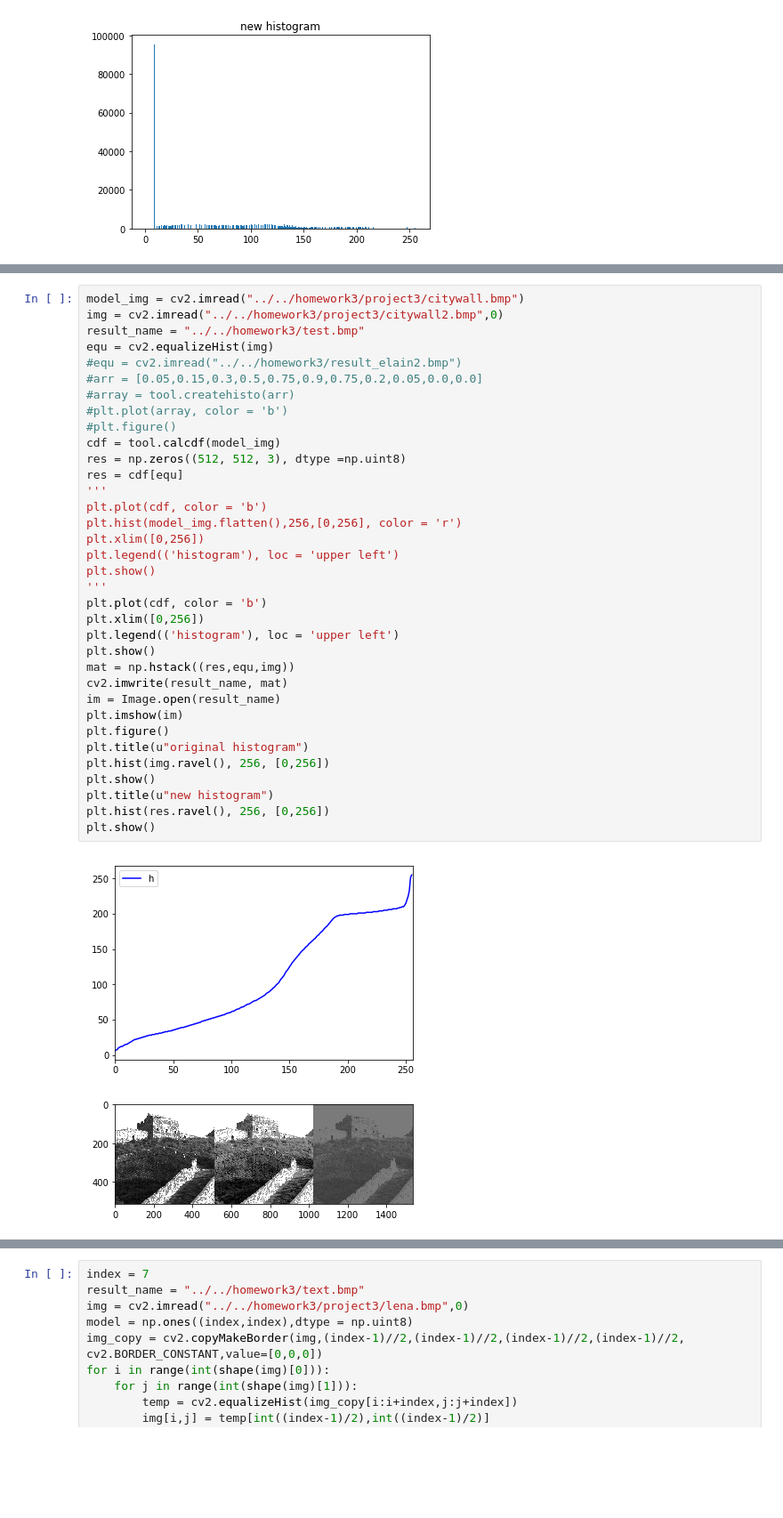
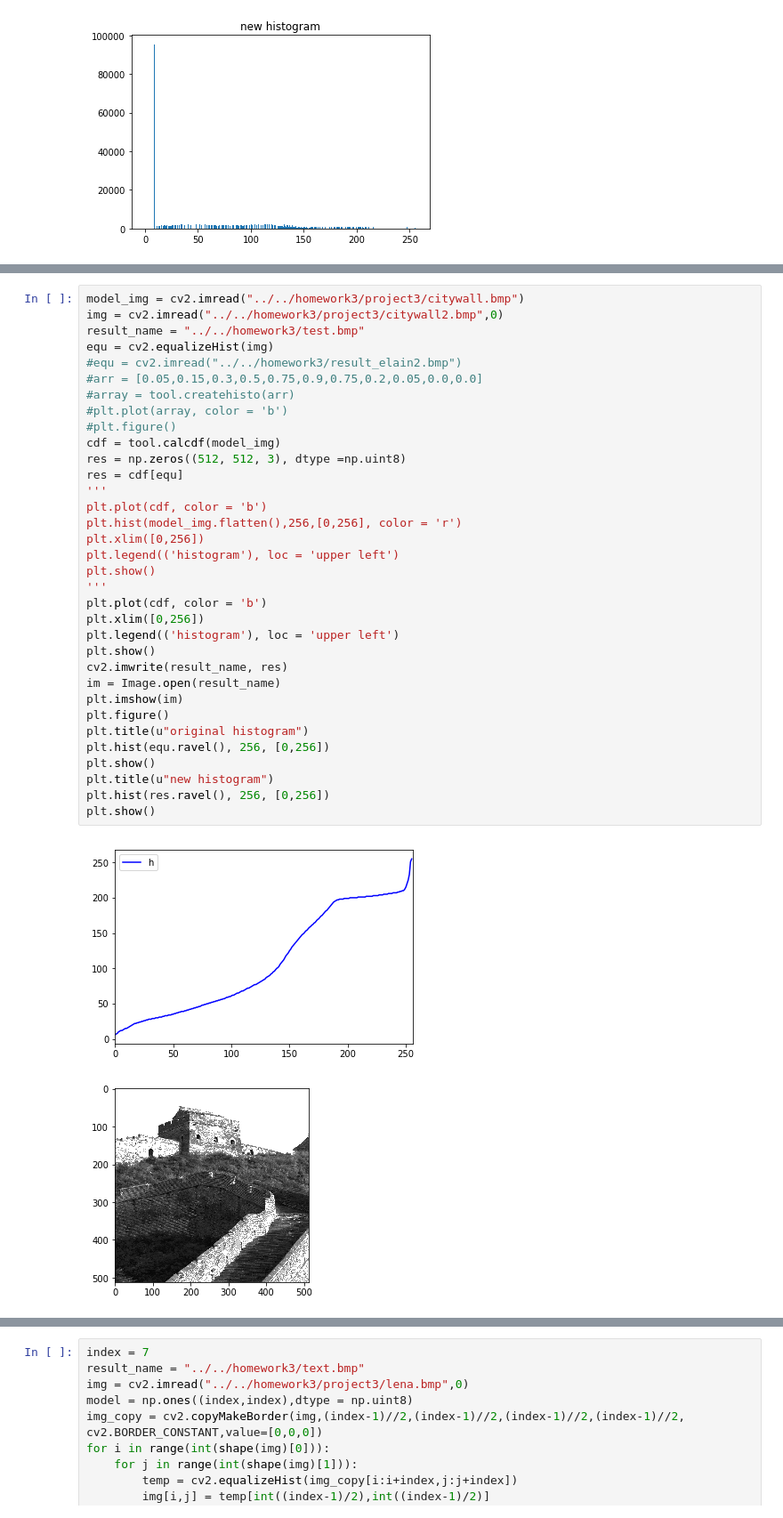
Before and after one commit to 1989Ryan/Digital-Image-Processing-Project, a Jupyter notebook: CV_python_toolbox/Notebook/ImageProcessingAssignment.ipynb, the cells around one changed output, grey strips where cells are left out. Shown at 89% size. Saved outputs shown, nothing was run; the diff lists cells and outputs as text; blank space fills up the shorter version.

```diff
--- a/CV_python_toolbox/Notebook/ImageProcessingAssignment.ipynb
+++ b/CV_python_toolbox/Notebook/ImageProcessingAssignment.ipynb
@@ -328,34 +327,33 @@ result_name = "../../homework3/test.bmp"
 equ = cv2.equalizeHist(img)
 #equ = cv2.imread("../../homework3/result_elain2.bmp")
 #arr = [0.05,0.15,0.3,0.5,0.75,0.9,0.75,0.2,0.05,0.0,0.0]
 #array = tool.createhisto(arr)
 #plt.plot(array, color = 'b')
 #plt.figure()
 cdf = tool.calcdf(model_img)
 res = np.zeros((512, 512, 3), dtype =np.uint8)
 res = cdf[equ]
 '''
 plt.plot(cdf, color = 'b')
 plt.hist(model_img.flatten(),256,[0,256], color = 'r')
 plt.xlim([0,256])
 plt.legend(('histogram'), loc = 'upper left')
 plt.show()
 '''
 plt.plot(cdf, color = 'b')
 plt.xlim([0,256])
 plt.legend(('histogram'), loc = 'upper left')
 plt.show()
-mat = np.hstack((res,equ,img))
-cv2.imwrite(result_name, mat)
+cv2.imwrite(result_name, res)
 im = Image.open(result_name)
 plt.imshow(im)
 plt.figure()
 plt.title(u"original histogram")
-plt.hist(img.ravel(), 256, [0,256])
+plt.hist(equ.ravel(), 256, [0,256])
 plt.show()
 plt.title(u"new histogram")
 plt.hist(res.ravel(), 256, [0,256])
 plt.show()
 # %% [output]
 [figure]
-[figure, old version]
+[figure, new version]
```
Also changed, not shown: parts of 6 cells of this notebook, 2 other files.
